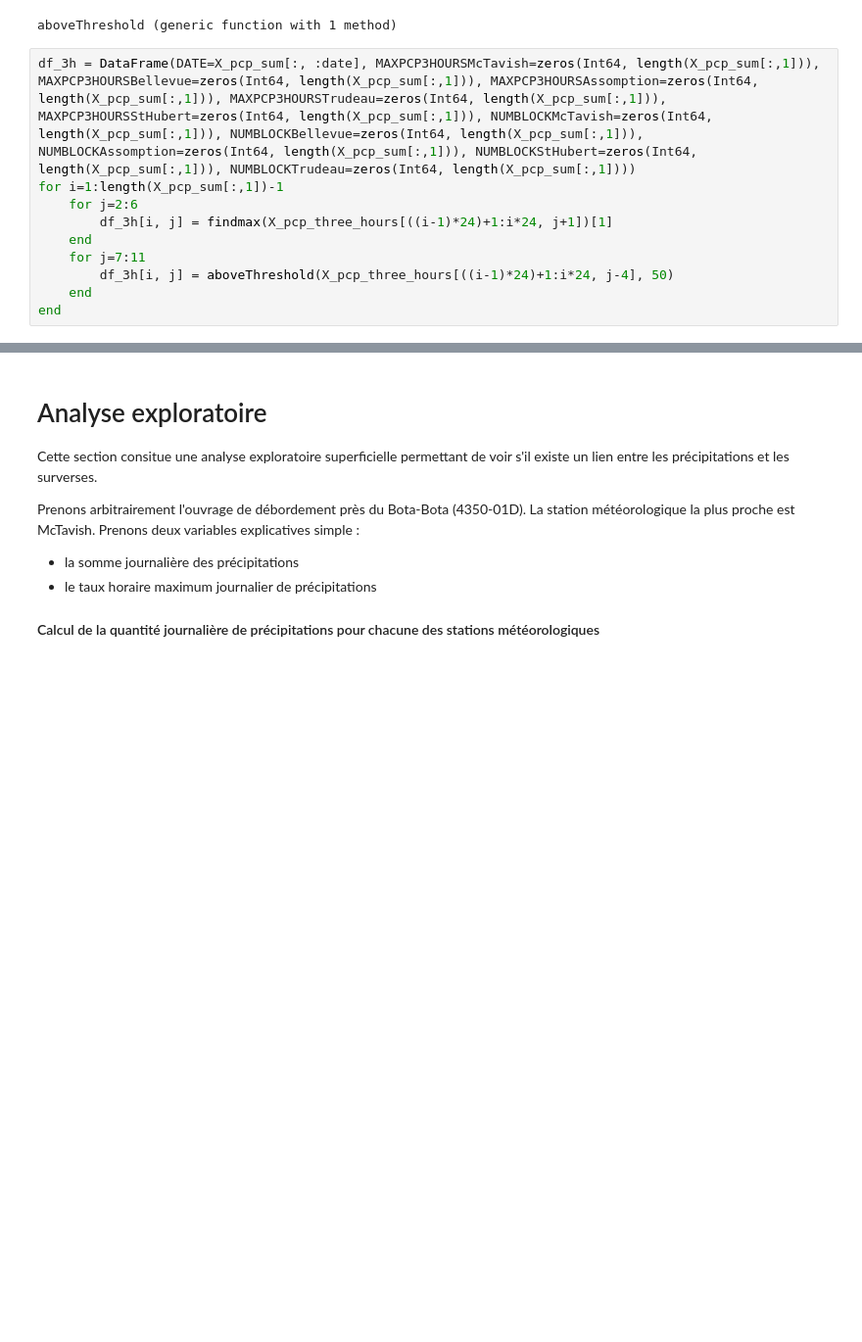
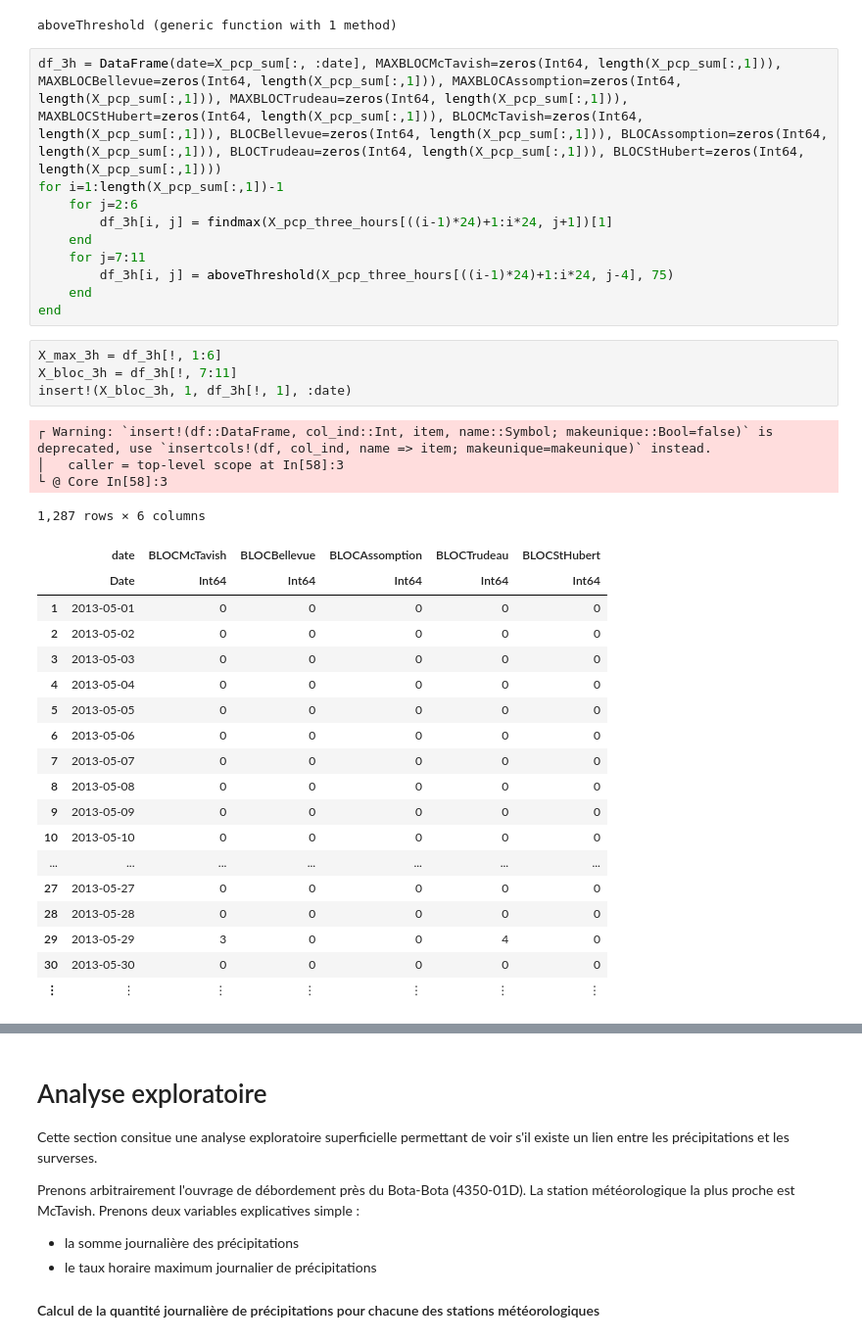
Before and after one commit to gafaua/projetMTH3302, a Jupyter notebook: ProjetA19.ipynb, the cells around one changed output, grey strips where cells are left out. Shown at 98% size. Saved outputs shown, nothing was run; the diff lists cells and outputs as text; blank space fills up the shorter version.

```diff
--- a/ProjetA19.ipynb
+++ b/ProjetA19.ipynb
@@ -263,15 +276,42 @@ end
 # %% [output]
 aboveThreshold (generic function with 1 method)
 # %%
-df_3h = DataFrame(DATE=X_pcp_sum[:, :date], MAXPCP3HOURSMcTavish=zeros(Int64, length(X_pcp_sum[:,1])), MAXPCP3HOURSBellevue=zeros(Int64, length(X_pcp_sum[:,1])), MAXPCP3HOURSAssomption=zeros(Int64, length(X_pcp_sum[:,1])), MAXPCP3HOURSTrudeau=zeros(Int64, length(X_pcp_sum[:,1])), MAXPCP3HOURSStHubert=zeros(Int64, length(X_pcp_sum[:,1])), NUMBLOCKMcTavish=zeros(Int64, length(X_pcp_sum[:,1])), NUMBLOCKBellevue=zeros(Int64, length(X_pcp_sum[:,1])), NUMBLOCKAssomption=zeros(Int64, length(X_pcp_sum[:,1])), NUMBLOCKStHubert=zeros(Int64, length(X_pcp_sum[:,1])), NUMBLOCKTrudeau=zeros(Int64, length(X_pcp_sum[:,1])))
+df_3h = DataFrame(date=X_pcp_sum[:, :date], MAXBLOCMcTavish=zeros(Int64, length(X_pcp_sum[:,1])), MAXBLOCBellevue=zeros(Int64, length(X_pcp_sum[:,1])), MAXBLOCAssomption=zeros(Int64, length(X_pcp_sum[:,1])), MAXBLOCTrudeau=zeros(Int64, length(X_pcp_sum[:,1])), MAXBLOCStHubert=zeros(Int64, length(X_pcp_sum[:,1])), BLOCMcTavish=zeros(Int64, length(X_pcp_sum[:,1])), BLOCBellevue=zeros(Int64, length(X_pcp_sum[:,1])), BLOCAssomption=zeros(Int64, length(X_pcp_sum[:,1])), BLOCTrudeau=zeros(Int64, length(X_pcp_sum[:,1])), BLOCStHubert=zeros(Int64, length(X_pcp_sum[:,1])))
 for i=1:length(X_pcp_sum[:,1])-1
     for j=2:6
         df_3h[i, j] = findmax(X_pcp_three_hours[((i-1)*24)+1:i*24, j+1])[1]
     end
     for j=7:11
-        df_3h[i, j] = aboveThreshold(X_pcp_three_hours[((i-1)*24)+1:i*24, j-4], 50)
+        df_3h[i, j] = aboveThreshold(X_pcp_three_hours[((i-1)*24)+1:i*24, j-4], 75)
     end
 end
+# %%
+X_max_3h = df_3h[!, 1:6]
+X_bloc_3h = df_3h[!, 7:11]
+insert!(X_bloc_3h, 1, df_3h[!, 1], :date)
+# %% [output]
+┌ Warning: `insert!(df::DataFrame, col_ind::Int, item, name::Symbol; makeunique::Bool=false)` is deprecated, use `insertcols!(df, col_ind, name => item; makeunique=makeunique)` instead.
+│   caller = top-level scope at In[58]:3
+└ @ Core In[58]:3
+1,287 rows × 6 columns
+|  | date | BLOCMcTavish | BLOCBellevue | BLOCAssomption | BLOCTrudeau | BLOCStHubert |
+|  | Date | Int64 | Int64 | Int64 | Int64 | Int64 |
+| 1 | 2013-05-01 | 0 | 0 | 0 | 0 | 0 |
+| 2 | 2013-05-02 | 0 | 0 | 0 | 0 | 0 |
+| 3 | 2013-05-03 | 0 | 0 | 0 | 0 | 0 |
+| 4 | 2013-05-04 | 0 | 0 | 0 | 0 | 0 |
+| 5 | 2013-05-05 | 0 | 0 | 0 | 0 | 0 |
+| 6 | 2013-05-06 | 0 | 0 | 0 | 0 | 0 |
+| 7 | 2013-05-07 | 0 | 0 | 0 | 0 | 0 |
+| 8 | 2013-05-08 | 0 | 0 | 0 | 0 | 0 |
+| 9 | 2013-05-09 | 0 | 0 | 0 | 0 | 0 |
+| 10 | 2013-05-10 | 0 | 0 | 0 | 0 | 0 |
+| ... | ... | ... | ... | ... | ... | ... |
+| 27 | 2013-05-27 | 0 | 0 | 0 | 0 | 0 |
+| 28 | 2013-05-28 | 0 | 0 | 0 | 0 | 0 |
+| 29 | 2013-05-29 | 3 | 0 | 0 | 4 | 0 |
+| 30 | 2013-05-30 | 0 | 0 | 0 | 0 | 0 |
+| ⋮ | ⋮ | ⋮ | ⋮ | ⋮ | ⋮ | ⋮ |
 # %%
 df_3h_3260 = copy(df_3h)
 df_3h_3260.SURVERSE = zeros(Int64, length(df_3h[:,1]))
```
Also changed, not shown: parts of 16 cells of this notebook.
